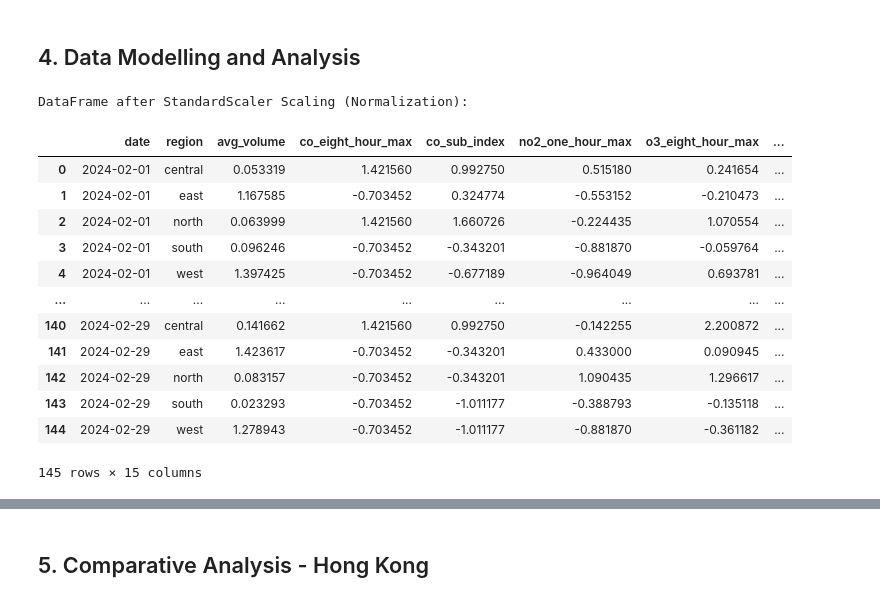
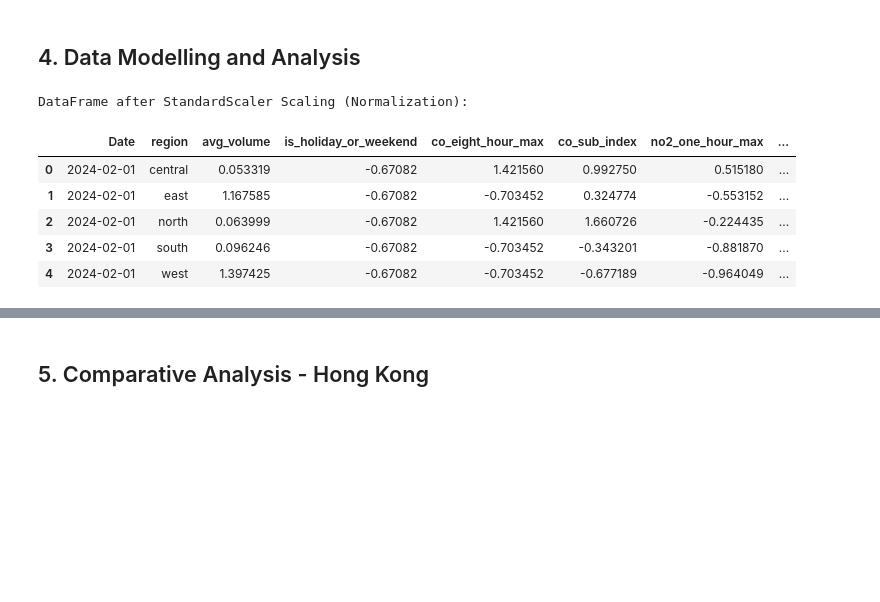
Before and after one commit to linxianying/G12_GuidedProject, a Jupyter notebook: traffic_air_sg.ipynb, the cells around one changed output, grey strips where cells are left out. Saved outputs shown, nothing was run; the diff lists cells and outputs as text; code cells hidden in the pictures; blank space fills up the shorter version.

```diff
--- a/traffic_air_sg.ipynb
+++ b/traffic_air_sg.ipynb
@@ -775,0 +778,6 @@ Number of duplicate rows: 37726
+# %%
+import holidays
+sg_holidays = holidays.Singapore()
+region_Feb_peakhours_traffic_flow['is_holiday_or_weekend'] = region_Feb_peakhours_traffic_flow['Date'].apply(lambda x: x in sg_holidays or x.weekday() >= 5)
+region_Feb_peakhours_traffic_flow['is_holiday_or_weekend'] = region_Feb_peakhours_traffic_flow['is_holiday_or_weekend'].astype(int)
+region_Feb_peakhours_traffic_flow
@@ -779,11 +801,21 @@ Number of duplicate rows: 37726
 all_psi_sg['avg_reading_value'] = all_psi_sg.groupby(['region', 'date', 'reading_type'])['reading_value'].transform('mean')
 Feb_avg_psi_sg = all_psi_sg.drop(columns=['hourOfDate', 'reading_value'])
 print("Missing values in each column:\n", Feb_avg_psi_sg.isnull().sum())
+
 # Check duplicates
-duplicates = all_region_sg.duplicated().sum()
-print(f"Number of duplicate rows: {duplicates}")
+duplicates = Feb_avg_psi_sg.duplicated().sum()
+print(f"\nNumber of duplicate rows: {duplicates}")
+if duplicates > 0:
+    Feb_avg_psi_sg.drop_duplicates(inplace=True)
 
-Feb_avg_psi_sg
+# Check duplicates after cleaning
+duplicates = Feb_avg_psi_sg.duplicated().sum()
+print(f"\nNumber of duplicate rows: {duplicates}")
+
+# pivot the Feb_avg_psi_sg data
+pivot_feb_psi_sg = Feb_avg_psi_sg.pivot(index=['region', 'date'], columns='reading_type', values='avg_reading_value').reset_index()
+pivot_feb_psi_sg.rename(columns={'date':'Date'}, inplace=True)
+pivot_feb_psi_sg
 # %% [output]
 Missing values in each column:
  region               0
@@ -807,0 +845,12 @@ Number of duplicate rows: 0
+# %%
+# merge region_Feb_peakhours_traffic_flow with pivot_feb_psi_sg data
+merged_region_feb_traffic_psi_sg = pd.merge(region_Feb_peakhours_traffic_flow, pivot_feb_psi_sg, on=['Date', 'region'])
+
+# normalize the merged_feb_traffic_psi_sg with MinMaxScaler method
+from sklearn.preprocessing import MinMaxScaler
+min_max_scaler = MinMaxScaler()
+normalized_region_feb_merge_data = merged_region_feb_traffic_psi_sg.copy()
+normalized_data = min_max_scaler.fit_transform(normalized_region_feb_merge_data[['is_holiday_or_weekend','avg_volume', 'co_eight_hour_max', 'co_sub_index', 'no2_one_hour_max', 'o3_eight_hour_max', 'o3_sub_index', 'pm10_sub_index', 'pm10_twenty_four_hourly', 'pm25_sub_index', 'pm25_twenty_four_hourly', 'psi_twenty_four_hourly', 'so2_sub_index', 'so2_twenty_four_hourly']])
+normalized_region_feb_merge_data[['is_holiday_or_weekend','avg_volume', 'co_eight_hour_max', 'co_sub_index', 'no2_one_hour_max', 'o3_eight_hour_max', 'o3_sub_index', 'pm10_sub_index', 'pm10_twenty_four_hourly', 'pm25_sub_index', 'pm25_twenty_four_hourly', 'psi_twenty_four_hourly', 'so2_sub_index', 'so2_twenty_four_hourly']] = pd.DataFrame(normalized_data)
+
+normalized_region_feb_merge_data.head()
@@ -996,27 +1038,20 @@ Feb_merged_data = pd.merge(Feb_region_traffic_flow_sum, Feb_region_pollutant_avg
 # %%
 from sklearn.preprocessing import StandardScaler
 
 # Standardize the numerical columns
 standard_scaler = StandardScaler()
-Feb_normalized_data = standard_scaler.fit_transform(Feb_merged_data[['avg_volume', 'co_eight_hour_max', 'co_sub_index', 'no2_one_hour_max', 'o3_eight_hour_max', 'o3_sub_index', 'pm10_sub_index', 'pm10_twenty_four_hourly', 'pm25_sub_index', 'pm25_twenty_four_hourly', 'psi_twenty_four_hourly', 'so2_sub_index', 'so2_twenty_four_hourly']])
-Feb_normalized_merge_data = Feb_merged_data
-Feb_normalized_merge_data[['avg_volume', 'co_eight_hour_max', 'co_sub_index', 'no2_one_hour_max', 'o3_eight_hour_max', 'o3_sub_index', 'pm10_sub_index', 'pm10_twenty_four_hourly', 'pm25_sub_index', 'pm25_twenty_four_hourly', 'psi_twenty_four_hourly', 'so2_sub_index', 'so2_twenty_four_hourly']] = pd.DataFrame(Feb_normalized_data)
+Region_feb_normalized_merge_data = merged_region_feb_traffic_psi_sg.copy()
+Region_feb_normalized_data = standard_scaler.fit_transform(Region_feb_normalized_merge_data[['is_holiday_or_weekend', 'avg_volume', 'co_eight_hour_max', 'co_sub_index', 'no2_one_hour_max', 'o3_eight_hour_max', 'o3_sub_index', 'pm10_sub_index', 'pm10_twenty_four_hourly', 'pm25_sub_index', 'pm25_twenty_four_hourly', 'psi_twenty_four_hourly', 'so2_sub_index', 'so2_twenty_four_hourly']])
+Region_feb_normalized_merge_data[['is_holiday_or_weekend','avg_volume', 'co_eight_hour_max', 'co_sub_index', 'no2_one_hour_max', 'o3_eight_hour_max', 'o3_sub_index', 'pm10_sub_index', 'pm10_twenty_four_hourly', 'pm25_sub_index', 'pm25_twenty_four_hourly', 'psi_twenty_four_hourly', 'so2_sub_index', 'so2_twenty_four_hourly']] = pd.DataFrame(Region_feb_normalized_data)
 print("DataFrame after StandardScaler Scaling (Normalization):")
 
 # Display the first few rows of the standardized DataFrame
-Feb_normalized_merge_data
+Region_feb_normalized_merge_data.head()
 # %% [output]
 DataFrame after StandardScaler Scaling (Normalization):
-|  | date | region | avg_volume | co_eight_hour_max | co_sub_index | no2_one_hour_max | o3_eight_hour_max | ... |
-| 0 | 2024-02-01 | central | 0.053319 | 1.421560 | 0.992750 | 0.515180 | 0.241654 | ... |
-| 1 | 2024-02-01 | east | 1.167585 | -0.703452 | 0.324774 | -0.553152 | -0.210473 | ... |
-| 2 | 2024-02-01 | north | 0.063999 | 1.421560 | 1.660726 | -0.224435 | 1.070554 | ... |
-| 3 | 2024-02-01 | south | 0.096246 | -0.703452 | -0.343201 | -0.881870 | -0.059764 | ... |
-| 4 | 2024-02-01 | west | 1.397425 | -0.703452 | -0.677189 | -0.964049 | 0.693781 | ... |
-| ... | ... | ... | ... | ... | ... | ... | ... | ... |
-| 140 | 2024-02-29 | central | 0.141662 | 1.421560 | 0.992750 | -0.142255 | 2.200872 | ... |
-| 141 | 2024-02-29 | east | 1.423617 | -0.703452 | -0.343201 | 0.433000 | 0.090945 | ... |
-| 142 | 2024-02-29 | north | 0.083157 | -0.703452 | -0.343201 | 1.090435 | 1.296617 | ... |
-| 143 | 2024-02-29 | south | 0.023293 | -0.703452 | -1.011177 | -0.388793 | -0.135118 | ... |
-| 144 | 2024-02-29 | west | 1.278943 | -0.703452 | -1.011177 | -0.881870 | -0.361182 | ... |
+|  | Date | region | avg_volume | is_holiday_or_weekend | co_eight_hour_max | co_sub_index | no2_one_hour_max | ... |
+| 0 | 2024-02-01 | central | 0.053319 | -0.67082 | 1.421560 | 0.992750 | 0.515180 | ... |
+| 1 | 2024-02-01 | east | 1.167585 | -0.67082 | -0.703452 | 0.324774 | -0.553152 | ... |
+| 2 | 2024-02-01 | north | 0.063999 | -0.67082 | 1.421560 | 1.660726 | -0.224435 | ... |
+| 3 | 2024-02-01 | south | 0.096246 | -0.67082 | -0.703452 | -0.343201 | -0.881870 | ... |
+| 4 | 2024-02-01 | west | 1.397425 | -0.67082 | -0.703452 | -0.677189 | -0.964049 | ... |
-145 rows × 15 columns
```
Also changed, not shown: parts of 47 cells of this notebook.
